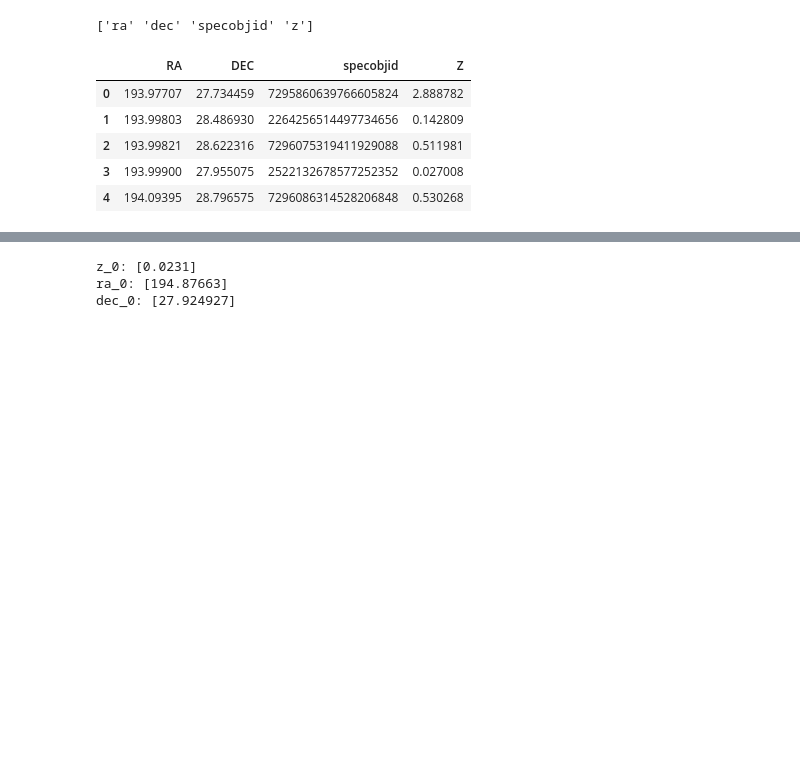
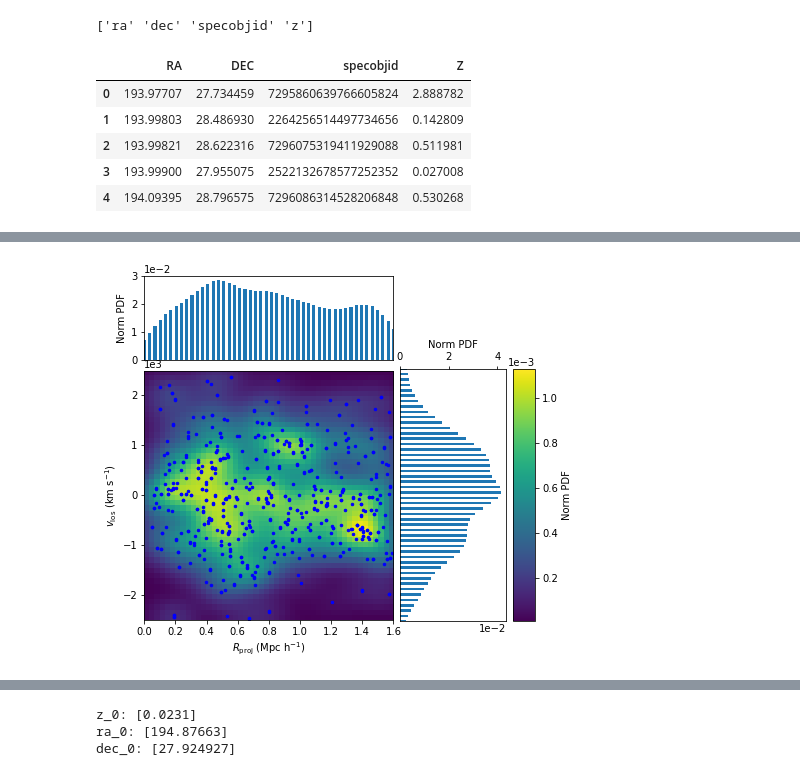
Before and after one commit to McWilliamsCenter/halo_cnn, a Jupyter notebook: notebooks/gama.ipynb, the cells around one changed output, grey strips where cells are left out. Cells and saved outputs as stored; diff of their text form; code cells hidden in the pictures; blank space fills up the shorter version.

```diff
--- a/notebooks/gama.ipynb
+++ b/notebooks/gama.ipynb
@@ -207,5 +340,5 @@ def logM_from_y2d(y):
 # %%
-dat_cl = pd.read_csv(os.path.join(wdir,'data_obs','coma_cluster.csv'))
+dat_cl = pd.read_csv(os.path.join(wdir,'data_obs','GAMAspec_coma','coma_cluster.csv'))
 
 print(dat_cl.columns.values)
 
@@ -222,0 +372,12 @@ dat_cl.head()
+# %%
+# Galaxy sample
+
+gals = np.zeros(shape=(len(dat_cl),), dtype=obj_dtype)
+
+gals['z'] = dat_cl['Z']
+gals['ra'] = dat_cl['RA']
+gals['dec'] = dat_cl['DEC']
+
+gals = add_vlos_Rproj(gals, cl)
+
+gals = cylinder_cut(gals, cl, aperture=aperture, vcut=vcut)
@@ -222,0 +400,65 @@ dat_cl.head()
+# %%
+
+f = plt.figure(figsize=(7,6.35))
+gs = mpl.gridspec.GridSpec(2,3, wspace=0.05,hspace=0.05, width_ratios=[2.8,1.2,0.25],height_ratios=[5,15])
+
+
+# 2D
+ax1 = f.add_subplot(gs[1,0])
+
+im =ax1.imshow(kdeval_2d.reshape(48,48), aspect='auto', interpolation='nearest',
+               extent=[0, aperture, -vcut, vcut])
+
+ax1.plot(gals['Rproj'],
+         -gals['vlos'],
+         'b.', markersize=5)
+
+ax1.set_ylim(-vcut, vcut)
+
+ax1.ticklabel_format(style='sci',axis='y', scilimits=(-1,1))
+ax1.set_aspect(aspect=aperture/(2*vcut),adjustable='box', anchor='E')
+ax1.set_xlabel('$R_\mathrm{proj}$ (Mpc h$^{-1}$)', fontsize=10)
+ax1.set_ylabel('$v_\mathrm{los}$ (km s$^{-1}$)', fontsize=10)
+
+
+# 1D
+ax2 = f.add_subplot(gs[1,1])
+v_pos = np.linspace(-vcut, vcut, 48)
+ax2.barh(v_pos, kdeval_1d.reshape(48), height=50)
+
+ax2.set_ylim(-vcut, vcut)
+
+ax2.set_xlabel('Norm PDF', fontsize=10)
+ax2.set_yticks([])
+
+ax2.ticklabel_format(style='sci',axis='both', scilimits=(-1,1))
+ax2.xaxis.tick_top()
+ax2.xaxis.set_label_position('top')
+
+# Colorbar
+ax3 = f.add_subplot(gs[1,2])
+cmap = mpl.cm.cool
+norm = mpl.colors.Normalize(vmin=kdeval_2d.min(), vmax=kdeval_2d.max())
+
+cb = mpl.colorbar.ColorbarBase(label='Norm PDF', ax=ax3, norm=norm, orientation='vertical')
+cb.set_label('Norm PDF',fontsize=10)
+cb.formatter.set_powerlimits((0, 1))
+cb.update_ticks()
+
+# Rproj
+ax4 = f.add_subplot(gs[0,0])
+R_pos = np.linspace(0, aperture, 48)
+ax4.bar(R_pos, kdeval_Rproj.reshape(48), width=0.02)
+
+ax4.set_xlim(0,aperture)
+
+ax4.set_ylabel('Norm PDF', fontsize=10)
+ax4.set_xticks([])
+
+ax4.ticklabel_format(style='sci',axis='both', scilimits=(-1,1))
+# ax4.xaxis.tick_top()
+# ax2.xaxis.set_label_position('top')
+
+# f.savefig(os.path.join(imdir,'temp.png'),bbox_inches='tight', dpi=500)
+# %% [output]
+[figure, added]
```
Also changed, not shown: parts of 47 cells of this notebook, 15 other files.
